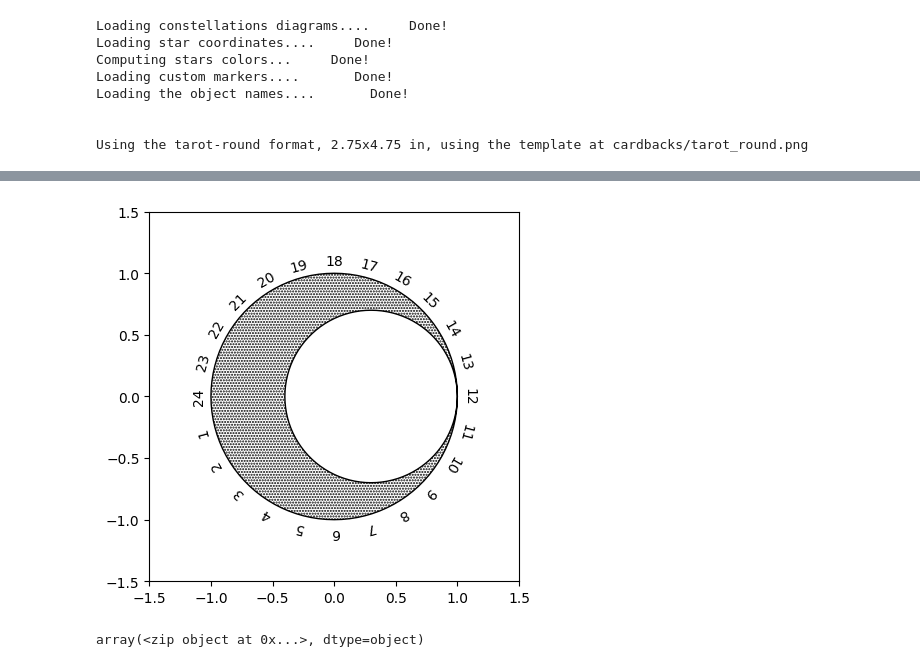
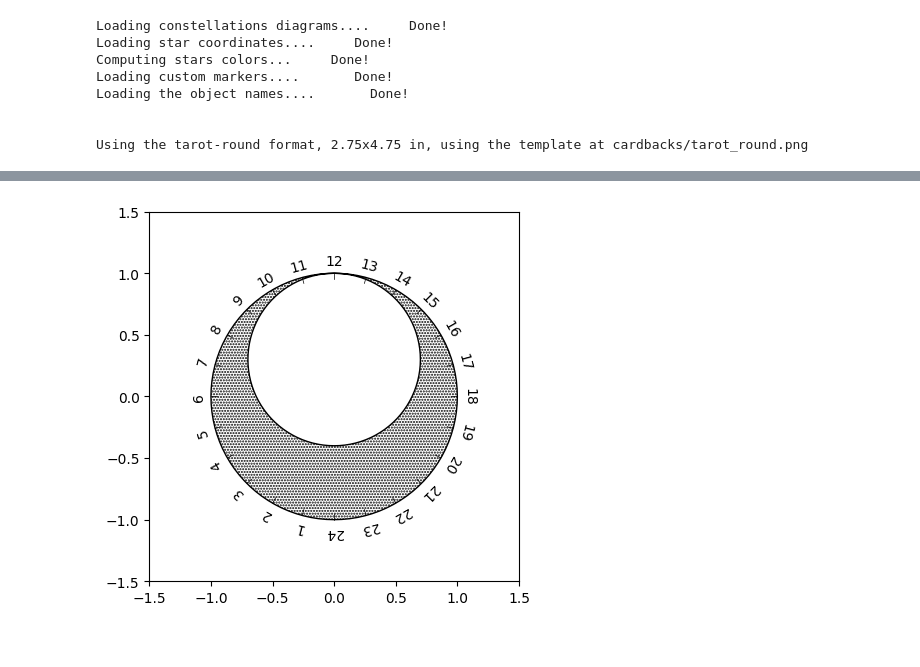
Before and after one commit to Giacomo-Menegatti/HARey_constellations_cards, a Jupyter notebook: astrolabe.ipynb, the cells around one changed output, grey strips where cells are left out. Saved outputs shown, nothing was run; the diff lists cells and outputs as text; code cells hidden in the pictures.

Commit message:
Fixed north and south mask and mater

```diff
--- a/astrolabe.ipynb
+++ b/astrolabe.ipynb
@@ -19,30 +27,36 @@ import numpy as np
 # %%
 a = np.linspace(0, 2*np.pi, 101)
-
 vertices = []
 codes = []
 
-circle = np.array((np.cos(a), np.sin(a))).transpose()
+# f flips the plot left and right, depending on the hemisphere
+HEMISPHERE = 'S'
+f = 1 if HEMISPHERE == 'N' else -1
+
+# Outer circle points
+circle = np.array((np.sin(a), np.cos(a))).transpose()
 vertices.extend(circle)
 codes.extend([Path.MOVETO] + [Path.LINETO]*(circle.shape[0]-2) + [Path.CLOSEPOLY])
+
 # The internal circle is made anticlockwise to create the empty shape
-cutout = np.array((0.3 + 0.7*np.cos(-a), 0.7*np.sin(-a))).transpose()
+cutout = np.array((0.7*np.sin(-a), 0.3+ 0.7*np.cos(-a))).transpose()
 vertices.extend(cutout)
 codes.extend([Path.MOVETO] + [Path.LINETO]*(cutout.shape[0]-2) + [Path.CLOSEPOLY])
 
+# Join the two paths into a patch
 mask = Path(vertices, codes)
+mask = PathPatch(mask, hatch='......', fill=None)
+
 fig, ax = plt.subplots(nrows=1, ncols=1)
-mask = PathPatch(mask, hatch='......', fill=None)
+# Add the hours marker
 for i in range(1,25):
-    ax.text(-1.1*np.cos(i/12*np.pi), -1.1*np.sin(i/12*np.pi), f'{i}', rotation = 90+i*15, ha='center', va='center', rotation_mode='anchor')
+    a = f*i/12*np.pi
+    ax.plot((1*np.sin(a),0.95*np.sin(a)), (1*np.cos(a),0.95*np.cos(a)), c='k', lw=0.5)
+    ax.text(1.1*np.sin(a), -1.1*np.cos(a), f'{i}', rotation = 180 + f*i*15, ha='center', va='center', rotation_mode='anchor')
 ax.add_patch(mask)
 ax.set_xlim(-1.5,1.5)
 ax.set_ylim(-1.5,1.5)
 ax.set_aspect('equal')
 plt.show()
 # %% [output]
-[figure, old version]
+[figure, new version]
-# %%
-circle
-# %% [output]
-array(<zip object at 0x...>, dtype=object)
```
Also changed, not shown: parts of 3 cells of this notebook.
